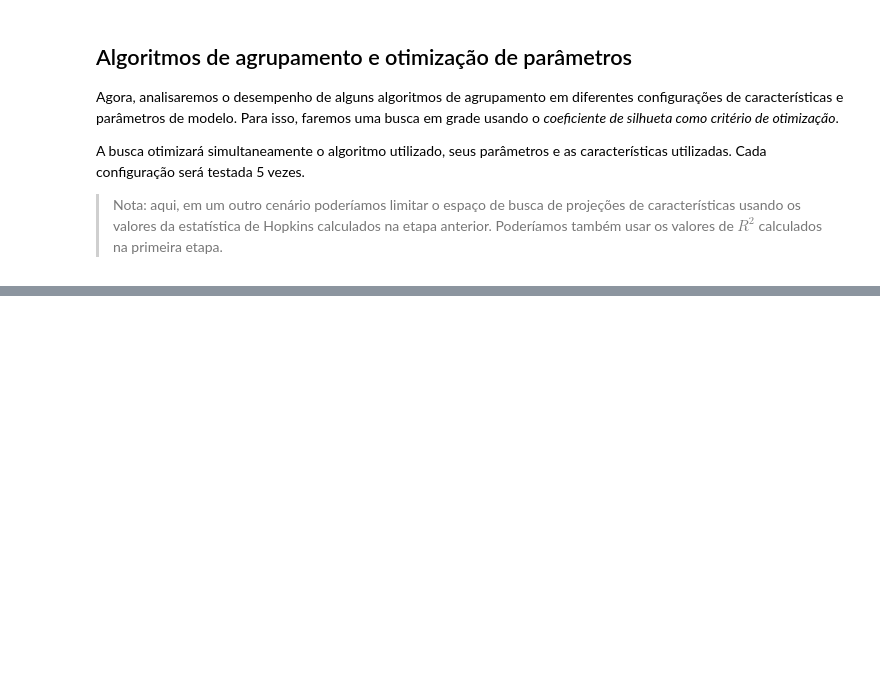
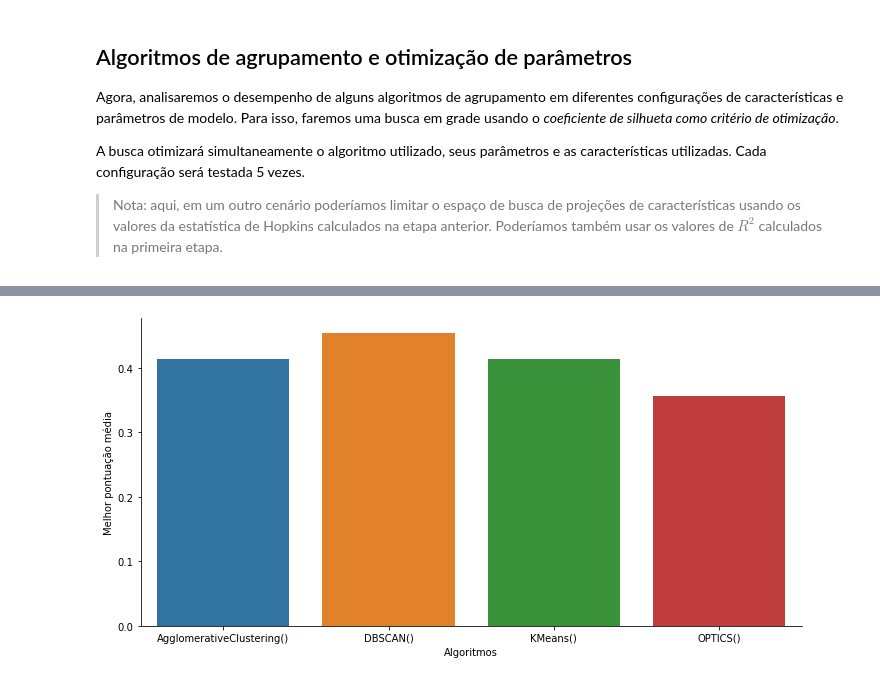
Before and after one commit to usr-bin32/data-mining-assignments, a Jupyter notebook: p4/notebook.ipynb, the cells around one changed output, grey strips where cells are left out. Cells and saved outputs as stored; diff of their text form; code cells hidden in the pictures; blank space fills up the shorter version.

```diff
--- a/p4/notebook.ipynb
+++ b/p4/notebook.ipynb
@@ -232 +228,18 @@ DÚVIDAS:
   - Interpretação de cada cluster
+# %%
+key = lambda x: str(search_results.loc[x, "param_estimator"])
+group = search_results.groupby(key)
+plt_data = pd.DataFrame(group["mean_test_score"].max())
+plt_data["index"] = plt_data.index
+
+g = sns.catplot(
+    data=plt_data,
+    x="index",
+    y="mean_test_score",
+    kind="bar",
+    aspect=2,
+)
+g.ax.set_xlabel("Algoritmos")
+g.ax.set_ylabel("Melhor pontuação média");
+# %% [output]
+[figure, added]
```
Also changed, not shown: parts of 7 cells of this notebook.
